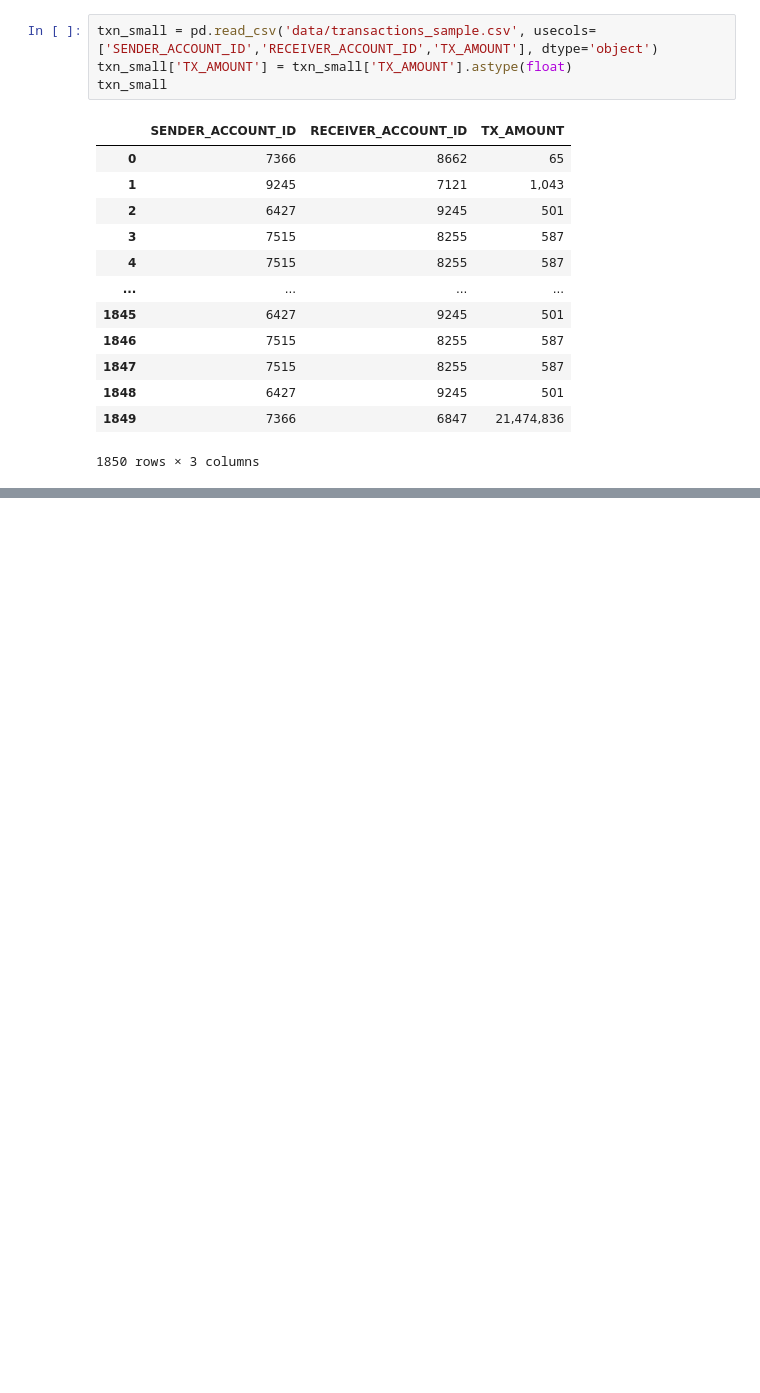
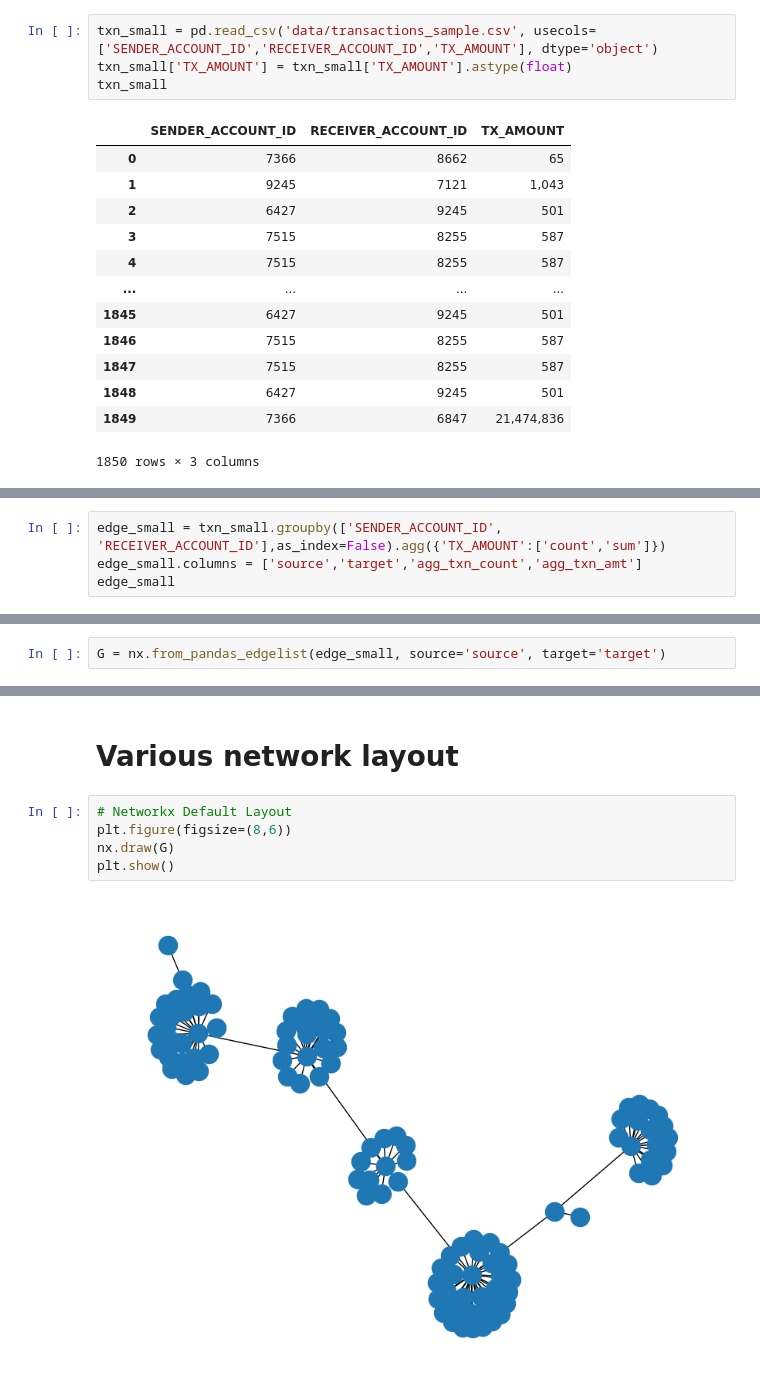
Before and after one commit to nikhilmaguwala-fau/aml_graph_network_analysis, a Jupyter notebook: aml_graph_network_analysis.ipynb, the cells around one changed output, grey strips where cells are left out. Saved outputs shown, nothing was run; the diff lists cells and outputs as text; blank space fills up the shorter version.

```diff
--- a/aml_graph_network_analysis.ipynb
+++ b/aml_graph_network_analysis.ipynb
@@ -40,0 +43,4 @@ txn_small
+# %%
+edge_small = txn_small.groupby(['SENDER_ACCOUNT_ID', 'RECEIVER_ACCOUNT_ID'],as_index=False).agg({'TX_AMOUNT':['count','sum']})
+edge_small.columns = ['source','target','agg_txn_count','agg_txn_amt']
+edge_small
@@ -40,0 +63,2 @@ txn_small
+# %%
+G = nx.from_pandas_edgelist(edge_small, source='source', target='target')
@@ -40,0 +93,9 @@ txn_small
+# %% [markdown]
+<h1>Various network layout</h1>
+# %%
+# Networkx Default Layout
+plt.figure(figsize=(8,6))
+nx.draw(G)
+plt.show()
+# %% [output]
+[figure, added]
```
Also changed, not shown: parts of 7 cells of this notebook, 1 other file.
